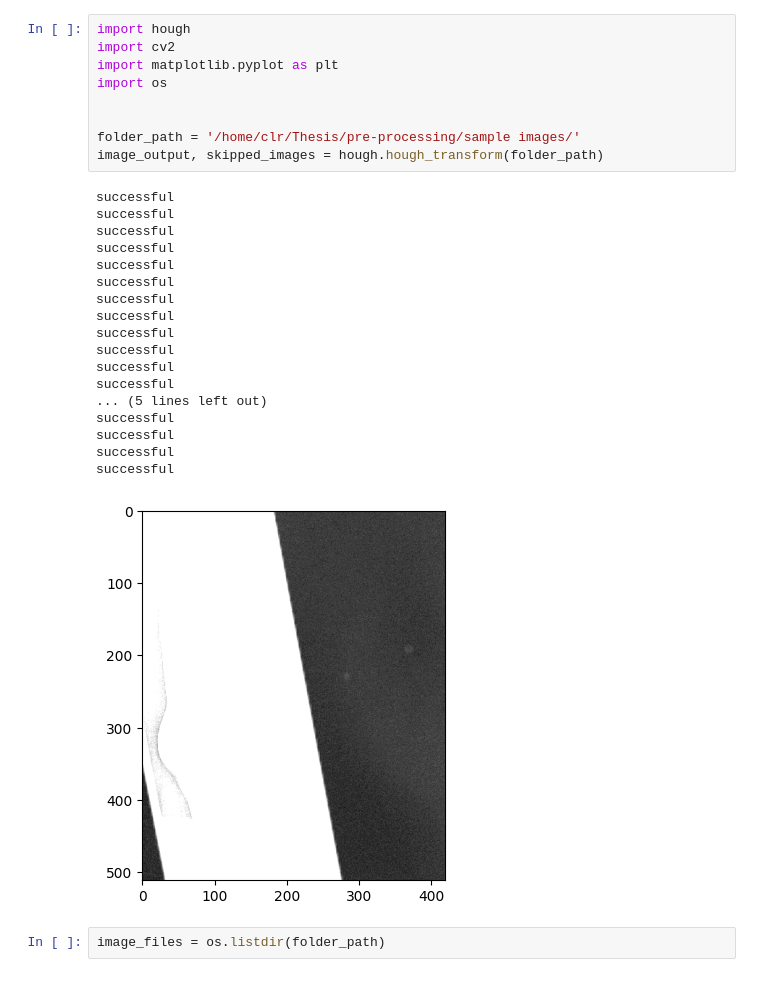
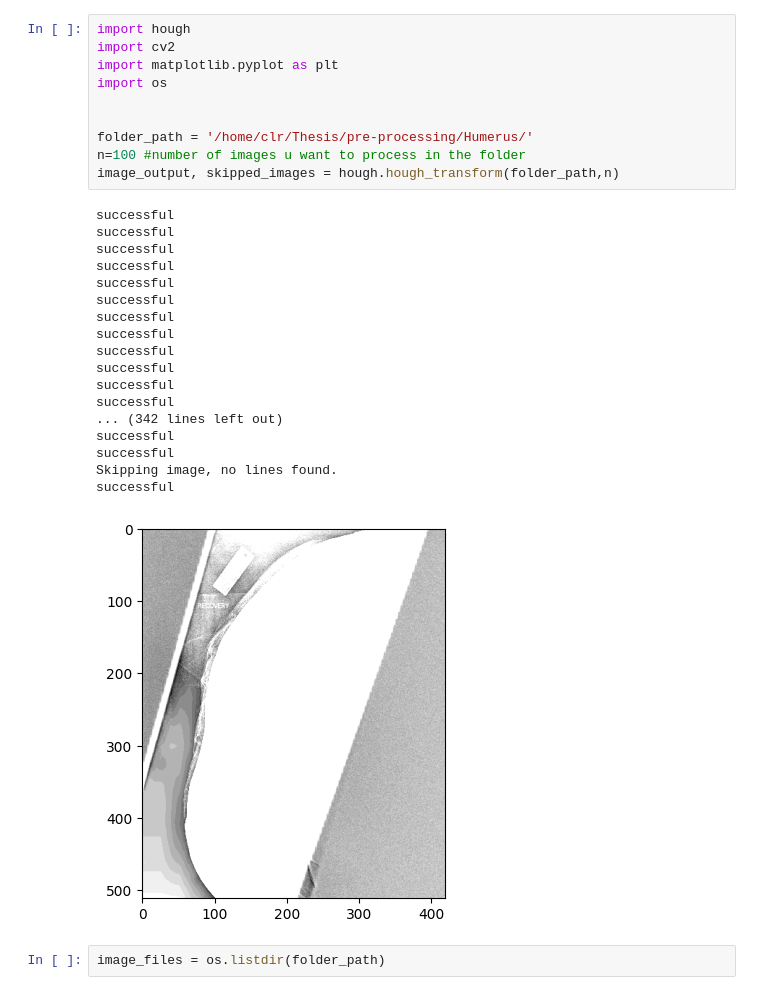
Before and after one commit to ronocara/HoughTransform_xray, a Jupyter notebook: houghT.ipynb, the cells around one changed output. Cells and saved outputs as stored; diff of their text form.

```diff
--- a/houghT.ipynb
+++ b/houghT.ipynb
@@ -1,31 +1,32 @@
 # %%
 import hough
 import cv2
 import matplotlib.pyplot as plt
 import os
 
 
-folder_path = '/home/clr/Thesis/pre-processing/sample images/'
-image_output, skipped_images = hough.hough_transform(folder_path)
+folder_path = '/home/clr/Thesis/pre-processing/Humerus/'
+n=100 #number of images u want to process in the folder
+image_output, skipped_images = hough.hough_transform(folder_path,n)
 # %% [output]
 successful
 successful
 successful
 successful
 successful
 successful
 successful
 successful
 successful
 successful
 successful
 successful
-... (5 lines left out)
+... (342 lines left out)
 successful
 successful
+Skipping image, no lines found.
 successful
-successful
-[figure, old version]
+[figure, new version]
 # %%
 image_files = os.listdir(folder_path)
 # %%
```
Also changed, not shown: parts of 12 cells of this notebook, 1 other file.
